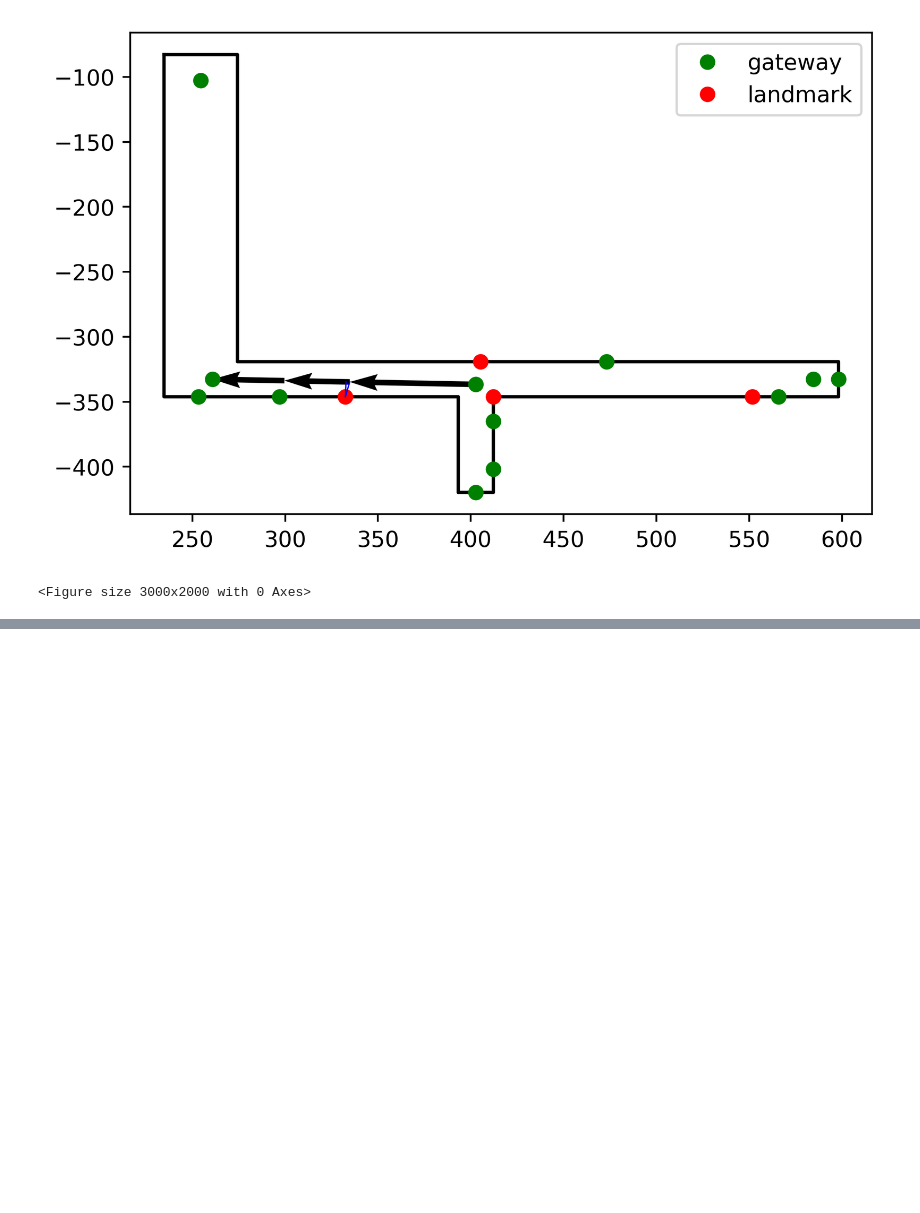
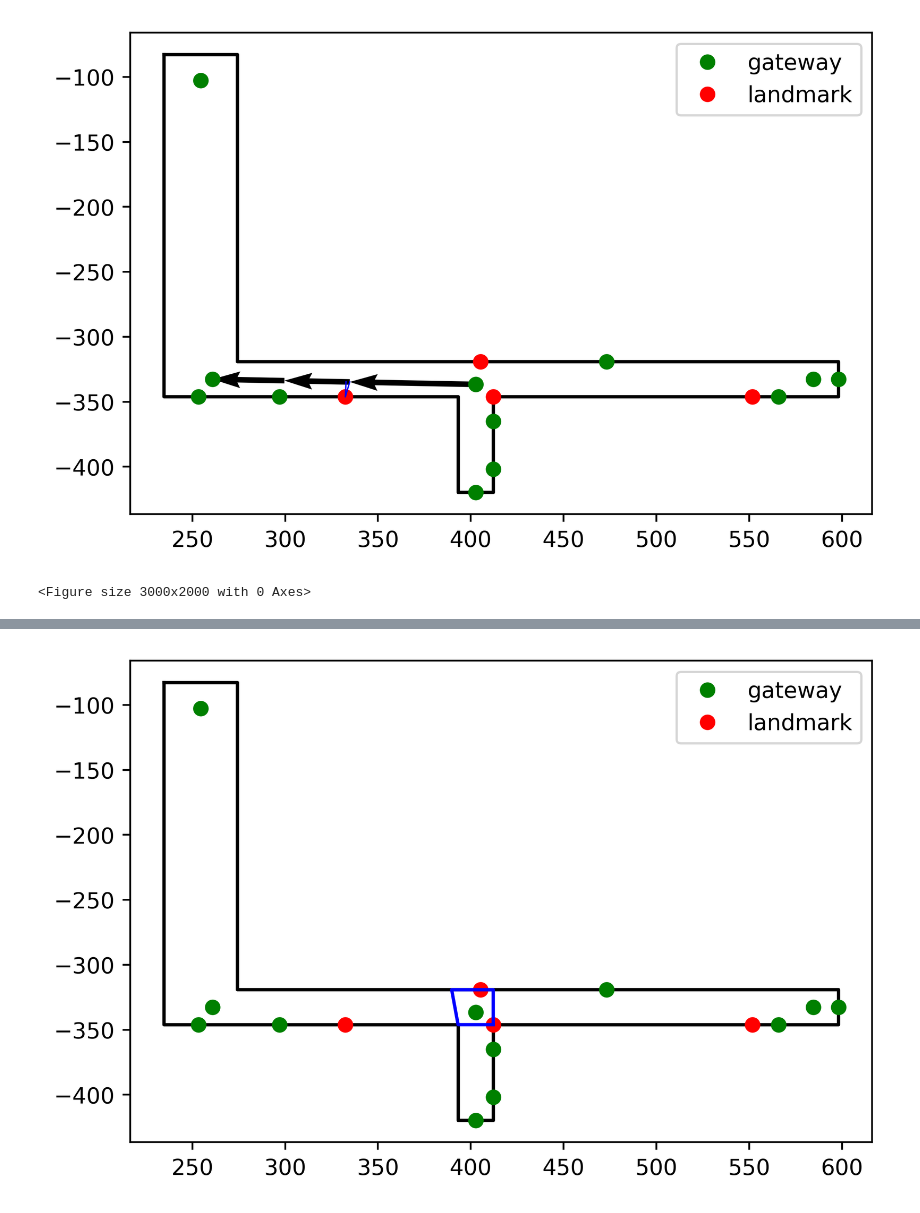
Before and after one commit to hamzeiehsan/indoor_view_graph, a Jupyter notebook: TestGraph.ipynb, the cells around one changed output, grey strips where cells are left out. Saved outputs shown, nothing was run; the diff lists cells and outputs as text; code cells hidden in the pictures; blank space fills up the shorter version.

```diff
--- a/TestGraph.ipynb
+++ b/TestGraph.ipynb
@@ -513,0 +569,4 @@ plotter.close()
+# %%
+vg.plot_region(isovist_object, start_rid)
+# %% [output]
+[figure, added]
```
Also changed, not shown: parts of 14 cells of this notebook.
